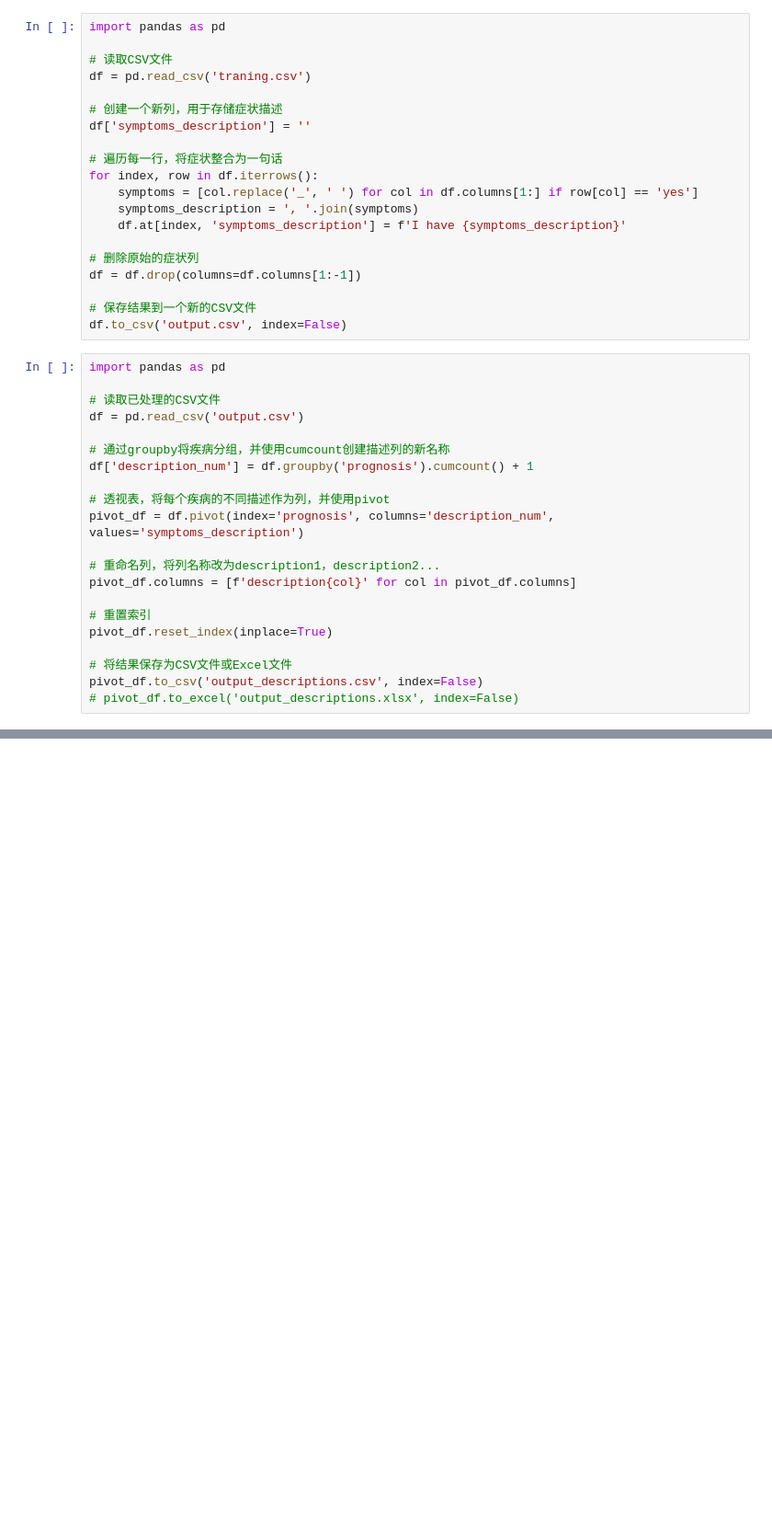
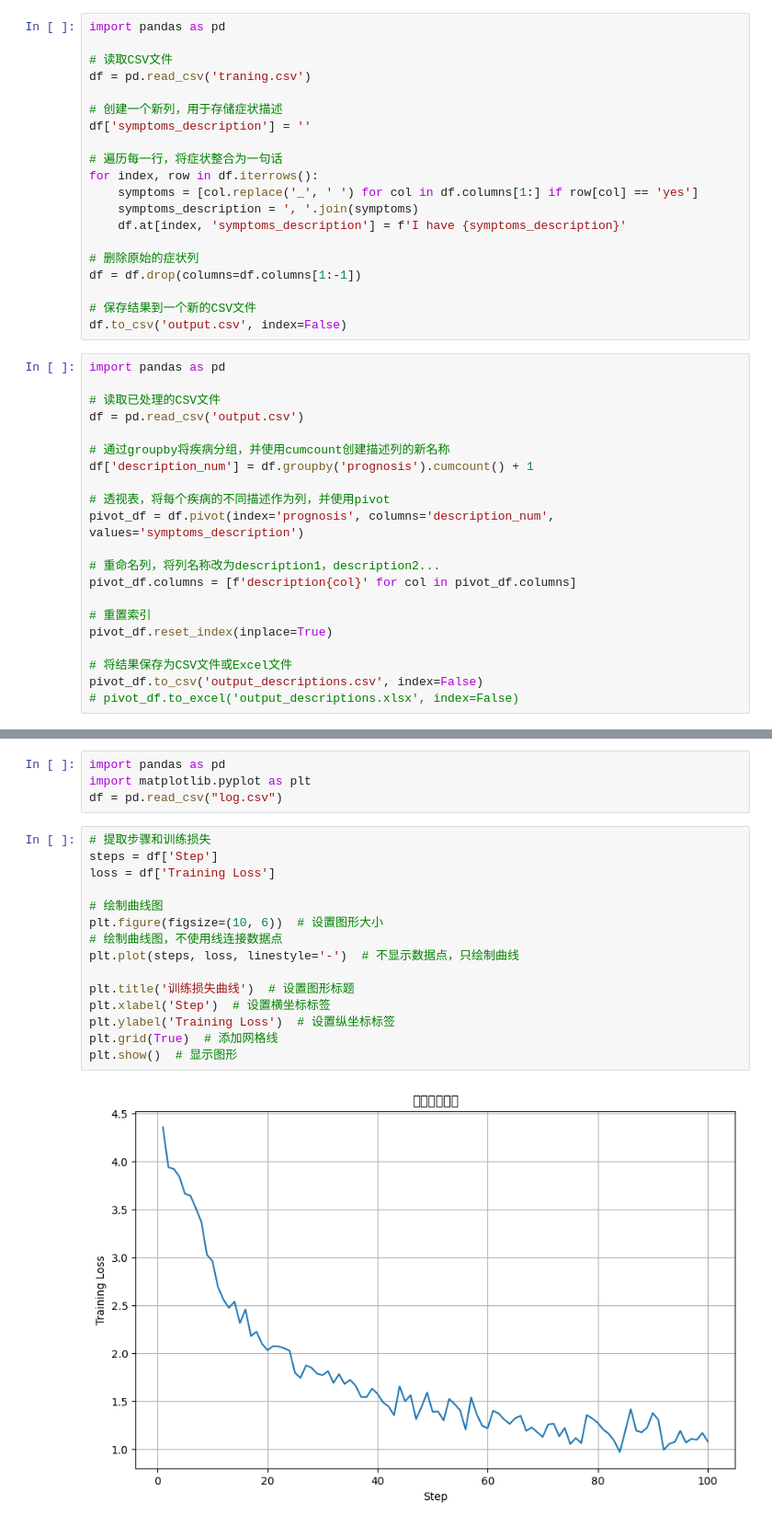
Before and after one commit to LingYuWings/NLP-Project, a Jupyter notebook: paper-code-pre/s2d_pre/pre.ipynb, the cells around one changed output, grey strips where cells are left out. Shown at 92% size. Cells and saved outputs as stored; diff of their text form; blank space fills up the shorter version.

```diff
--- a/paper-code-pre/s2d_pre/pre.ipynb
+++ b/paper-code-pre/s2d_pre/pre.ipynb
@@ -113,0 +193,21 @@ plt.show()
+# %%
+import pandas as pd
+import matplotlib.pyplot as plt
+df = pd.read_csv("log.csv")
+# %%
+# 提取步骤和训练损失
+steps = df['Step']
+loss = df['Training Loss']
+
+# 绘制曲线图
+plt.figure(figsize=(10, 6))  # 设置图形大小
+# 绘制曲线图，不使用线连接数据点
+plt.plot(steps, loss, linestyle='-')  # 不显示数据点，只绘制曲线
+
+plt.title('训练损失曲线')  # 设置图形标题
+plt.xlabel('Step')  # 设置横坐标标签
+plt.ylabel('Training Loss')  # 设置纵坐标标签
+plt.grid(True)  # 添加网格线
+plt.show()  # 显示图形
+# %% [output]
+[figure, added]
```
Also changed, not shown: parts of 4 cells of this notebook, 2 other files.
